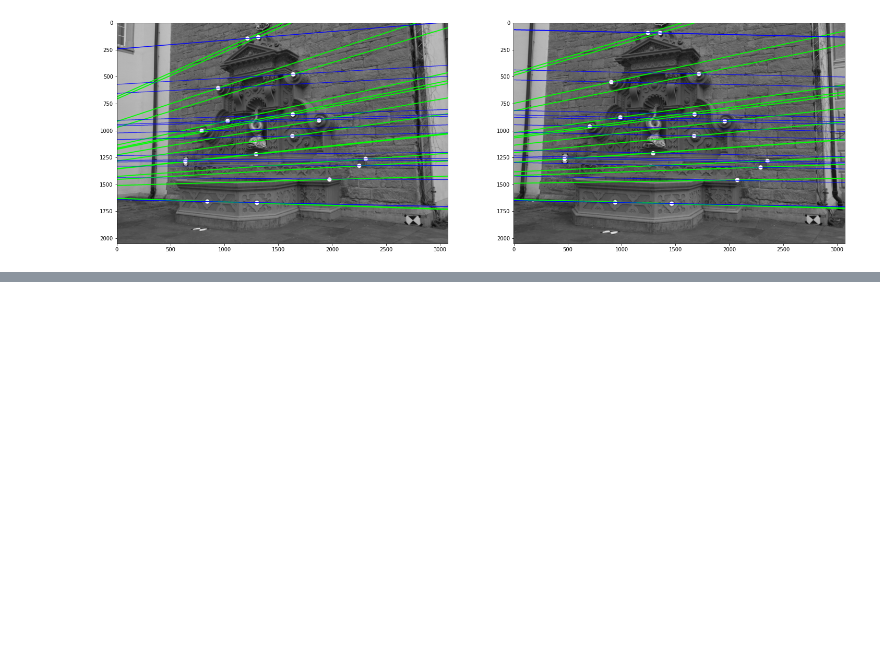
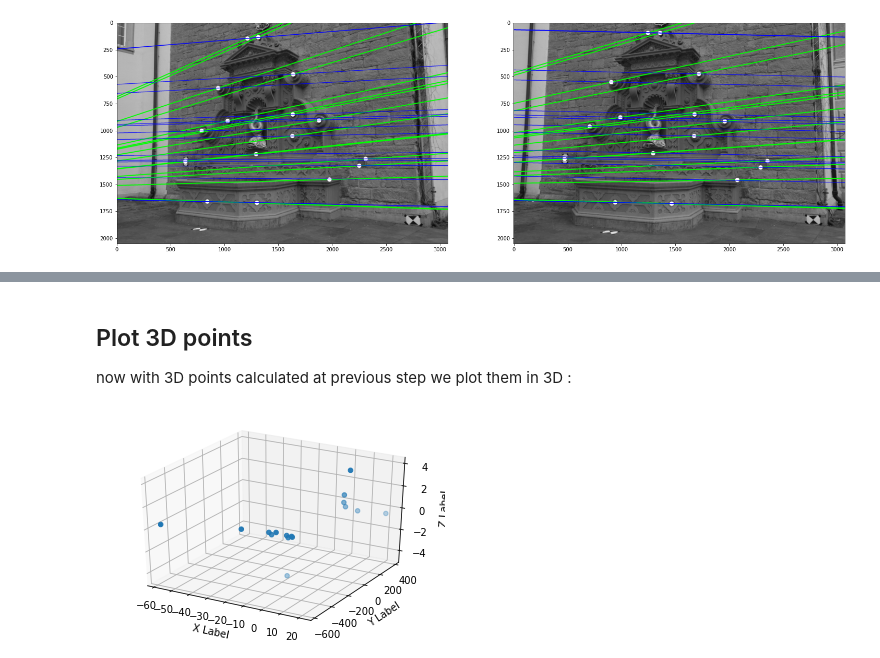
Before and after one commit to AmirMansurian/Epipolar-Geometry, a Jupyter notebook: Ransac.ipynb, the cells around one changed output, grey strips where cells are left out. Saved outputs shown, nothing was run; the diff lists cells and outputs as text; code cells hidden in the pictures; blank space fills up the shorter version.

```diff
--- a/Ransac.ipynb
+++ b/Ransac.ipynb
@@ -177,6 +201,7 @@ from scipy.linalg import null_space
 
 e2 = null_space(F_real.transpose()) # Epipole2 is left null space of F_transpose : e2 * F_transpoe = 0
 e2 = e2 * np.sign(e2[0])
+e2 = e2/e2[2]
 e2_hat = np.array([[0, -e2[2, 0], e2[1, 0]], [e2[2, 0], 0, -e2[0, 0]], [-e2[1, 0], e2[0, 0], 0]])
 A = np.matmul(e2_hat.transpose(), F_real)
 
@@ -186,0 +215,17 @@ pi1 = np.append(np.eye(3), np.array([[0], [0], [0]]), axis=1)#canonical   #[1, 0
+# %%
+X1 = points1
+X2 = points2
+points = np.zeros((len(X1),4))
+
+for k in range(len(X1)) :
+
+  PI = np.array([pi1[2, :]*X1[k, 0] - pi1[0, :], pi1[2, :]*X1[k, 1] - pi1[1, :], pi2[2, :]*X2[k, 0] - pi2[0, :], pi2[2, :]*X2[k, 1] - pi2[1, :]]) #stack coefficients
+  for i in range(4) :
+    norm = np.linalg.norm(PI[i, :]) # Normalize M matrix
+    PI[i, :] = PI[i, :] / norm
+                                    # M*X = 0
+  U, S, V = np.linalg.svd(PI)       # answer of above equation is eigen vector correspond to smallest eigen value
+  points[k] = V[:, 3]
+  points[k] /= points[k, 3]         # bring 3D points to hemogeneous coordinates
+
+print(points)
@@ -186,0 +249,20 @@ pi1 = np.append(np.eye(3), np.array([[0], [0], [0]]), axis=1)#canonical   #[1, 0
+# %% [markdown]
+## Plot 3D points
+now with 3D points calculated at previous step we plot them in 3D :
+# %%
+fig = plt.figure()
+ax = fig.add_subplot(projection='3d')
+
+
+# For each set of style and range settings, plot n random points in the box
+# defined by x in [23, 32], y in [0, 100], z in [zlow, zhigh].
+
+ax.scatter(points[:, 0], points[:, 1], points[:, 2])
+
+ax.set_xlabel('X Label')
+ax.set_ylabel('Y Label')
+ax.set_zlabel('Z Label')
+
+plt.show()
+# %% [output]
+[figure, added]
```
Also changed, not shown: parts of 10 cells of this notebook.
